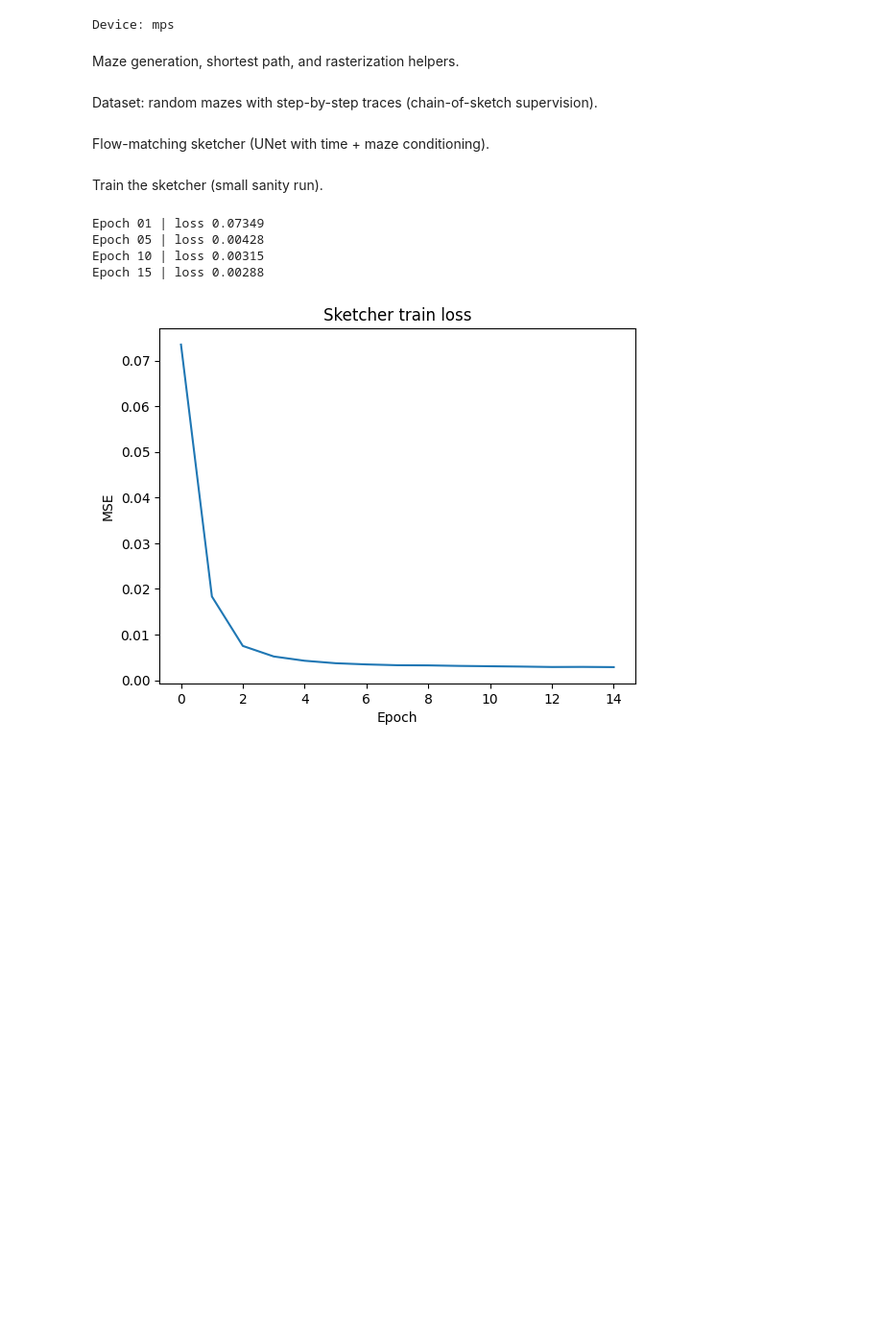
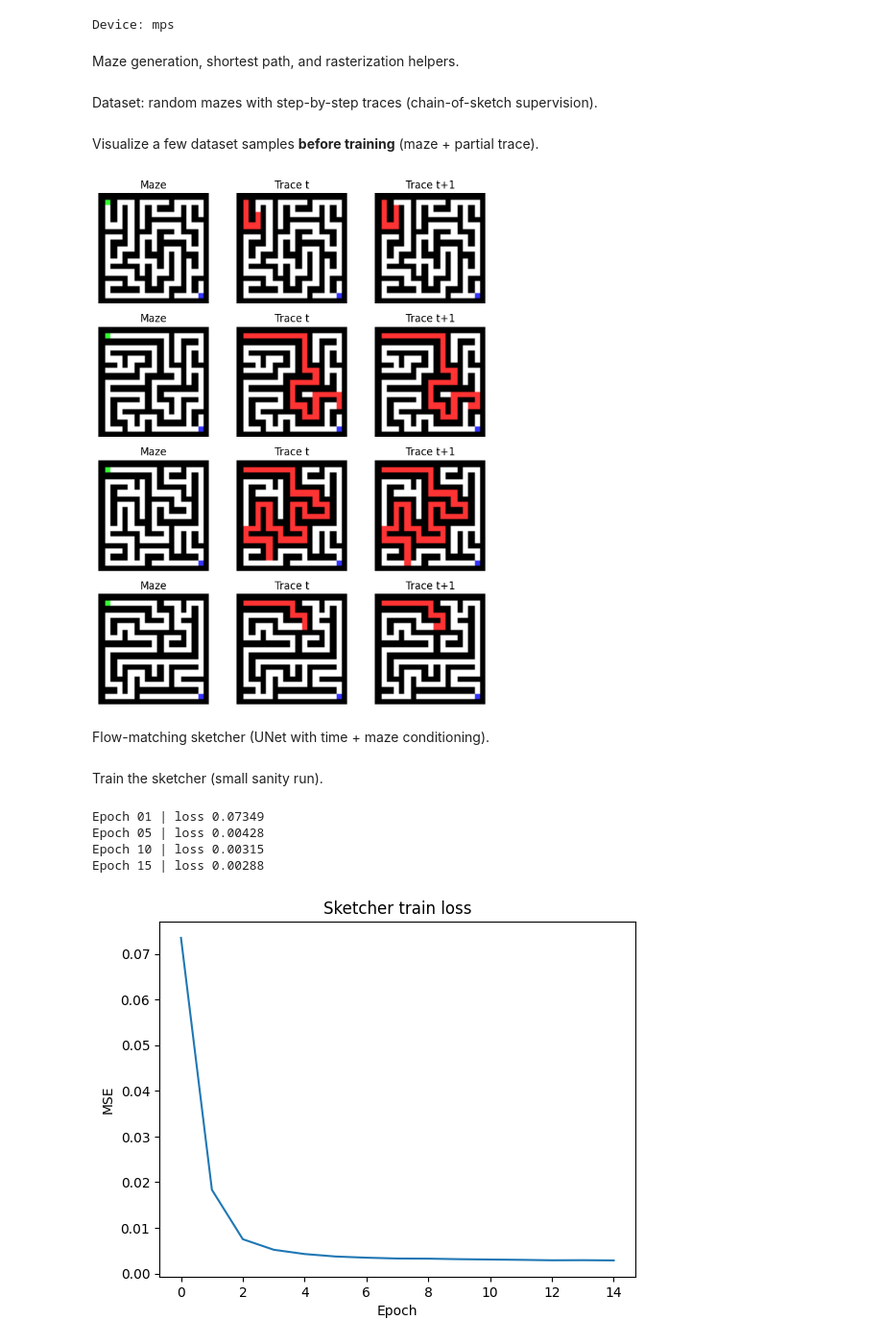
Before and after one commit to mashathepotato/visual-reasoning, a Jupyter notebook: notebooks/pipeline_maze.ipynb, the cells around one changed output. Shown at 96% size. Drawn from its saved outputs; the diff is of its cells as text; code cells hidden in the pictures; blank space fills up the shorter version.

Commit message:
Maze visualizer

```diff
--- a/notebooks/pipeline_maze.ipynb
+++ b/notebooks/pipeline_maze.ipynb
@@ -212,6 +210,53 @@ test_loader = DataLoader(
     batch_size=BATCH_SIZE,
     shuffle=False,
 )
+# %% [markdown]
+Visualize a few dataset samples **before training** (maze + partial trace).
+# %%
+# --- Dataset visualization (pre-training) ---
+batch = next(iter(train_loader))
+cond, trace_t, t, delta = batch
+trace_next = (trace_t + delta).clamp(0.0, 1.0)
+
+n = min(4, cond.shape[0])
+fig, axes = plt.subplots(n, 3, figsize=(7, 2.2 * n))
+if n == 1:
+    axes = np.expand_dims(axes, axis=0)
+
+def compose_rgb_local(cond_i: np.ndarray, trace_i: np.ndarray | None = None) -> np.ndarray:
+    walls = cond_i[0]
+    start = cond_i[1]
+    goal = cond_i[2]
+    h, w = walls.shape
+    img = np.ones((h, w, 3), dtype=np.float32)
+    img[walls > 0.5] = 0.0
+    img[start > 0.5] = np.array([0.2, 1.0, 0.2])
+    img[goal > 0.5] = np.array([0.2, 0.2, 1.0])
+    if trace_i is not None:
+        img[trace_i > 0.5] = np.array([1.0, 0.2, 0.2])
+    return img
+
+for i in range(n):
+    cond_i = cond[i].numpy()
+    t_i = trace_t[i, 0].numpy()
+    tn_i = trace_next[i, 0].numpy()
+
+    axes[i, 0].imshow(compose_rgb_local(cond_i))
+    axes[i, 0].set_title("Maze")
+    axes[i, 0].axis("off")
+
+    axes[i, 1].imshow(compose_rgb_local(cond_i, t_i))
+    axes[i, 1].set_title("Trace t")
+    axes[i, 1].axis("off")
+
+    axes[i, 2].imshow(compose_rgb_local(cond_i, tn_i))
+    axes[i, 2].set_title("Trace t+1")
+    axes[i, 2].axis("off")
+
+plt.tight_layout()
+plt.show()
+# %% [output]
+[figure, added]
 # %% [markdown]
 Flow-matching sketcher (UNet with time + maze conditioning).
 # %%
```
Also changed, not shown: parts of 1 cell of this notebook.
